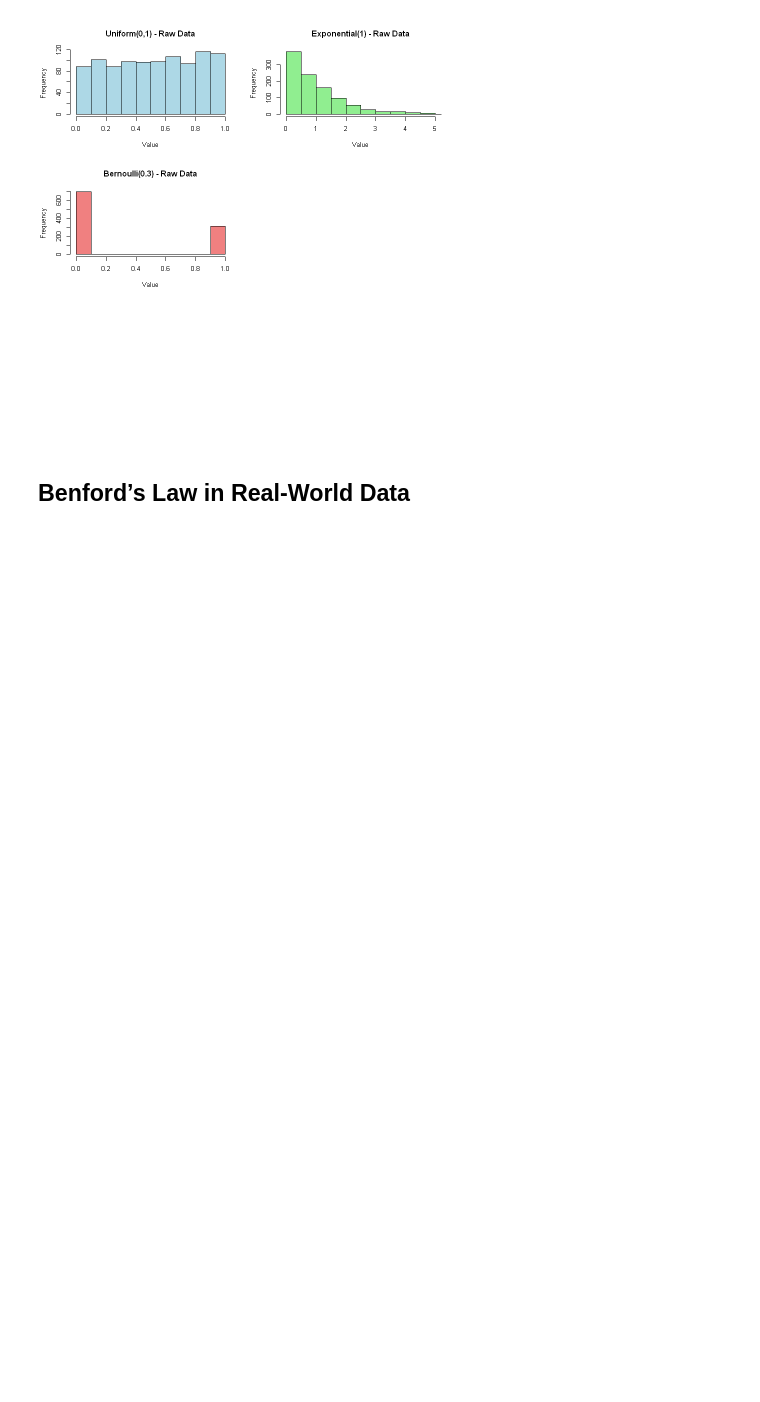
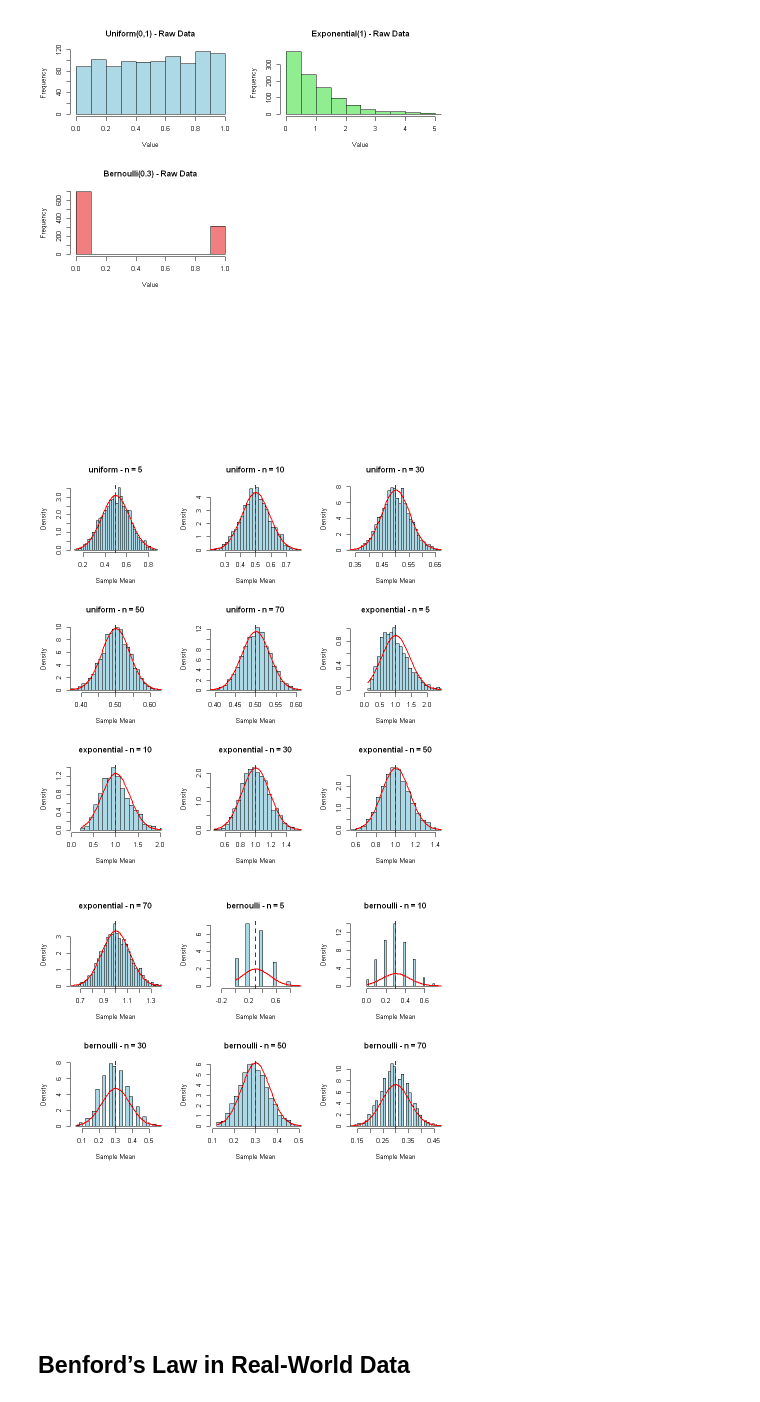
Before and after one commit to hossein-noor-ramsis/R, a Jupyter notebook: HW6/ESP_CA6_810103332.ipynb, the cells around one changed output. Cells and saved outputs as stored; diff of their text form; code cells hidden in the pictures; blank space fills up the shorter version.

```diff
--- a/HW6/CA6.ipynb
+++ b/HW6/ESP_CA6_810103332.ipynb
@@ -258,6 +260,39 @@ raw_bern <- r_bern(1000)
 hist(raw_bern, main = "Bernoulli(0.3) - Raw Data", xlab = "Value", col = "lightcoral", xlim = c(0, 1))
 # %% [output]
 [figure]
+# %%
+par(mfrow = c(3, 3))
+
+for(dist_name in names(dist_list)) {
+  r_dist <- dist_list[[dist_name]]
+
+  mu <- dist_params[[dist_name]]$mu
+  sigma2 <- dist_params[[dist_name]]$sigma2
+
+  for(n in n_values) {
+    sample_means <- numeric(B)
+    for(i in 1:B) {
+      data <- r_dist(n)
+      sample_means[i] <- mean(data)
+    }
+
+    hist(sample_means,
+         main = paste(dist_name, "- n =", n),
+         xlab = "Sample Mean",
+         col = "lightblue",
+         breaks = 30,
+         freq = FALSE,
+         xlim = c(mu - 3*sqrt(sigma2/n), mu + 3*sqrt(sigma2/n)))
+    x_seq <- seq(min(sample_means), max(sample_means), length = 100)
+    y_norm <- dnorm(x_seq, mean = mu, sd = sqrt(sigma2/n))
+    lines(x_seq, y_norm, col = "red", lwd = 2)
+
+    abline(v = mu, col = "darkgreen", lwd = 2, lty = 2)
+  }
+}
+# %% [output]
+[figure, added]
+[figure, added]
 # %% [markdown]
 ## **Benford’s Law in Real-World Data**
 # %% [markdown]
```
Also changed, not shown: parts of 1 cell of this notebook.
